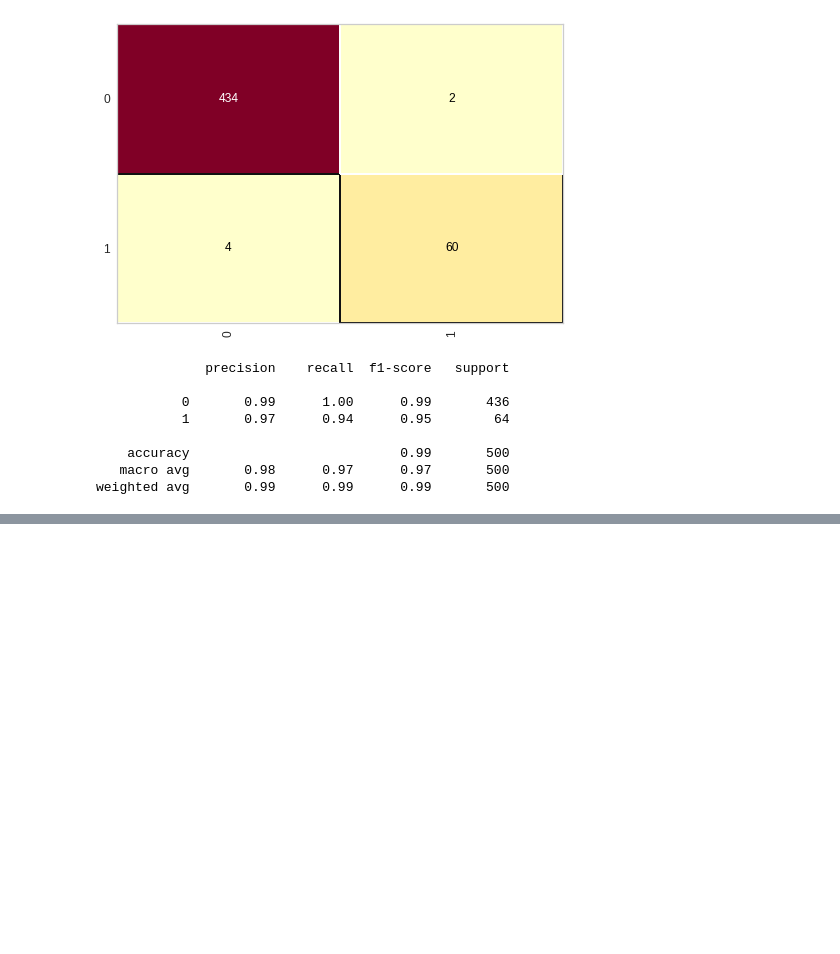
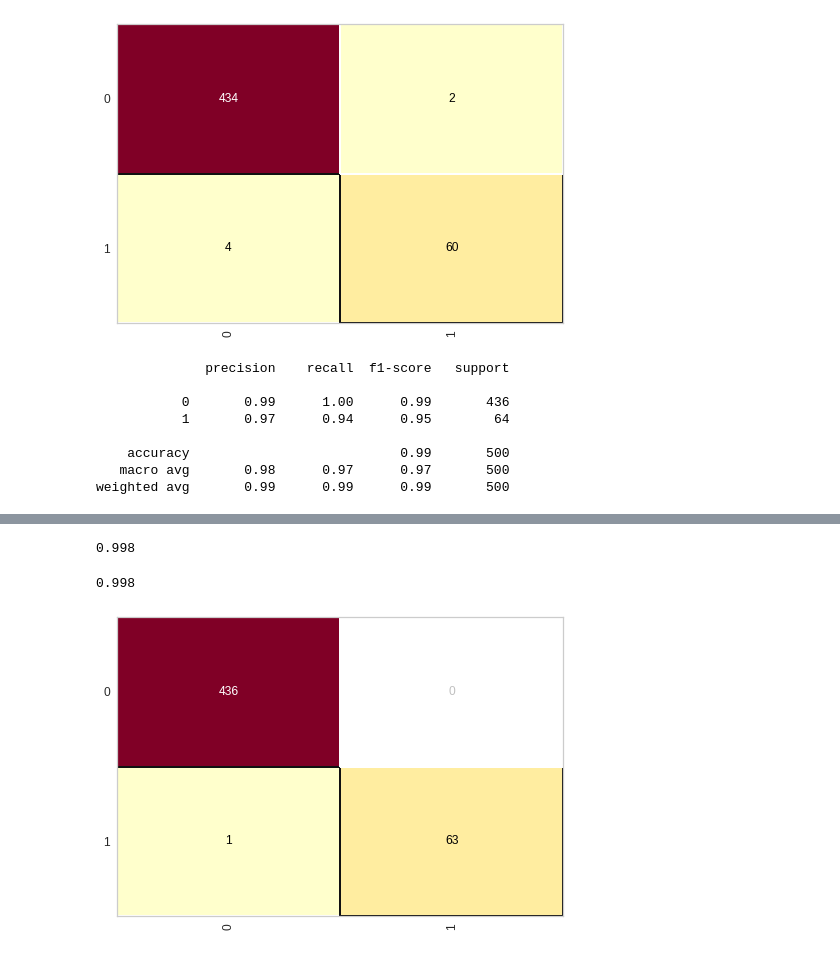
Before and after one commit to LucasMonteiroBastos/Analise-de-Credito---Part-I, a Jupyter notebook: ANALISE_DE_CREDITO_PREDIZER_SE_A_PESSOA_PAGOU_OU_NÃO_O_EMPRÉSTIMO.ipynb, the cells around one changed output, grey strips where cells are left out. Drawn from its saved outputs; the diff is of its cells as text; code cells hidden in the pictures; blank space fills up the shorter version.

```diff
--- a/ANALISE_DE_CREDITO_PREDIZER_SE_A_PESSOA_PAGOU_OU_NÃO_O_EMPRÉSTIMO.ipynb
+++ b/ANALISE_DE_CREDITO_PREDIZER_SE_A_PESSOA_PAGOU_OU_NÃO_O_EMPRÉSTIMO.ipynb
@@ -900,0 +906,6 @@ weighted avg       0.99      0.99      0.99       500
+# %%
+# implementando a rede neural
+rede_neural_credito = MLPClassifier(max_iter=1000, verbose=True, tol=0.0000100, solver='adam', activation = 'relu', hidden_layer_sizes=(2,2))
+
+# fazendo o treinamento
+rede_neural_credito.fit(X_credito_treinamento, y_credito_treinamento)
@@ -900,0 +975,15 @@ weighted avg       0.99      0.99      0.99       500
+# %%
+# taxa de acerto
+from sklearn.metrics import accuracy_score, classification_report
+accuracy_score(y_credito_teste, previsoes)
+# %% [output]
+0.998
+# %%
+# matrix de confusão
+from yellowbrick.classifier import ConfusionMatrix
+cm = ConfusionMatrix(rede_neural_credito)
+cm.fit(X_credito_treinamento, y_credito_treinamento)
+cm.score(X_credito_teste, y_credito_teste)
+# %% [output]
+0.998
+[figure, added]
```
Also changed, not shown: parts of 6 cells of this notebook.
